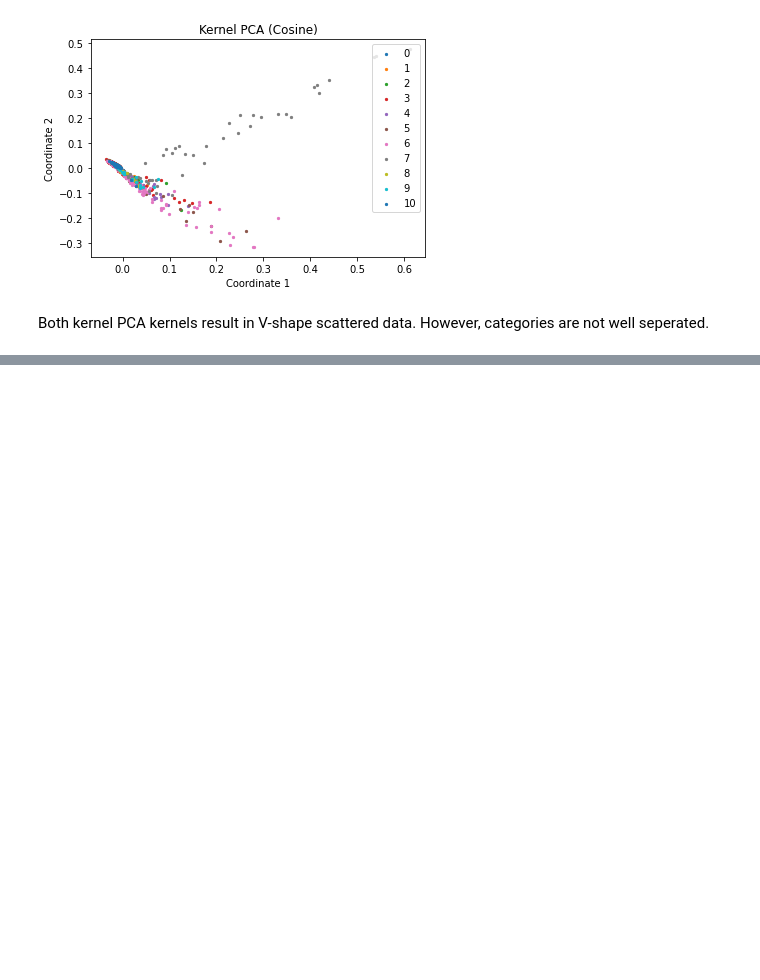
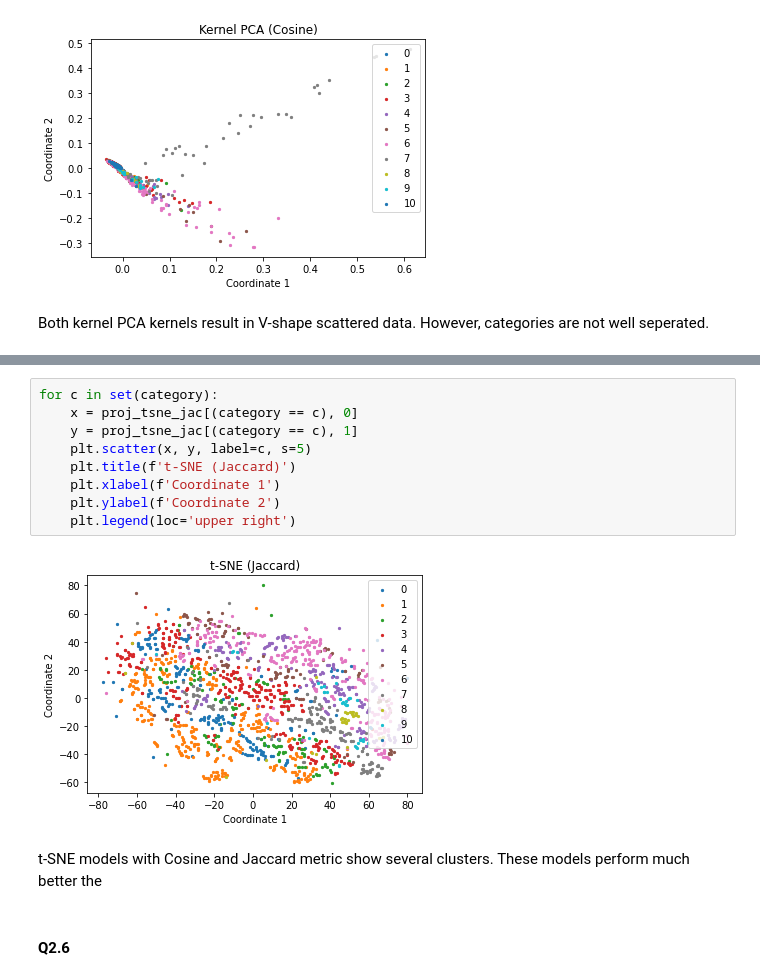
Before and after one commit to shaoyu0966/SLDL, a Jupyter notebook: hw3/hw3.ipynb, the cells around one changed output, grey strips where cells are left out. Cells and saved outputs as stored; diff of their text form; blank space fills up the shorter version.

```diff
--- a/hw3/hw3.ipynb
+++ b/hw3/hw3.ipynb
@@ -736,0 +789,15 @@ Both kernel PCA kernels result in V-shape scattered data. However, categories ar
+# %%
+for c in set(category):
+    x = proj_tsne_jac[(category == c), 0]
+    y = proj_tsne_jac[(category == c), 1]
+    plt.scatter(x, y, label=c, s=5)
+    plt.title(f't-SNE (Jaccard)')
+    plt.xlabel(f'Coordinate 1')
+    plt.ylabel(f'Coordinate 2')
+    plt.legend(loc='upper right')
+# %% [output]
+[figure, added]
+# %% [markdown]
+t-SNE models with Cosine and Jaccard metric show several clusters. These models perform much better the
+# %% [markdown]
+#### Q2.6
```
Also changed, not shown: parts of 11 cells of this notebook.
